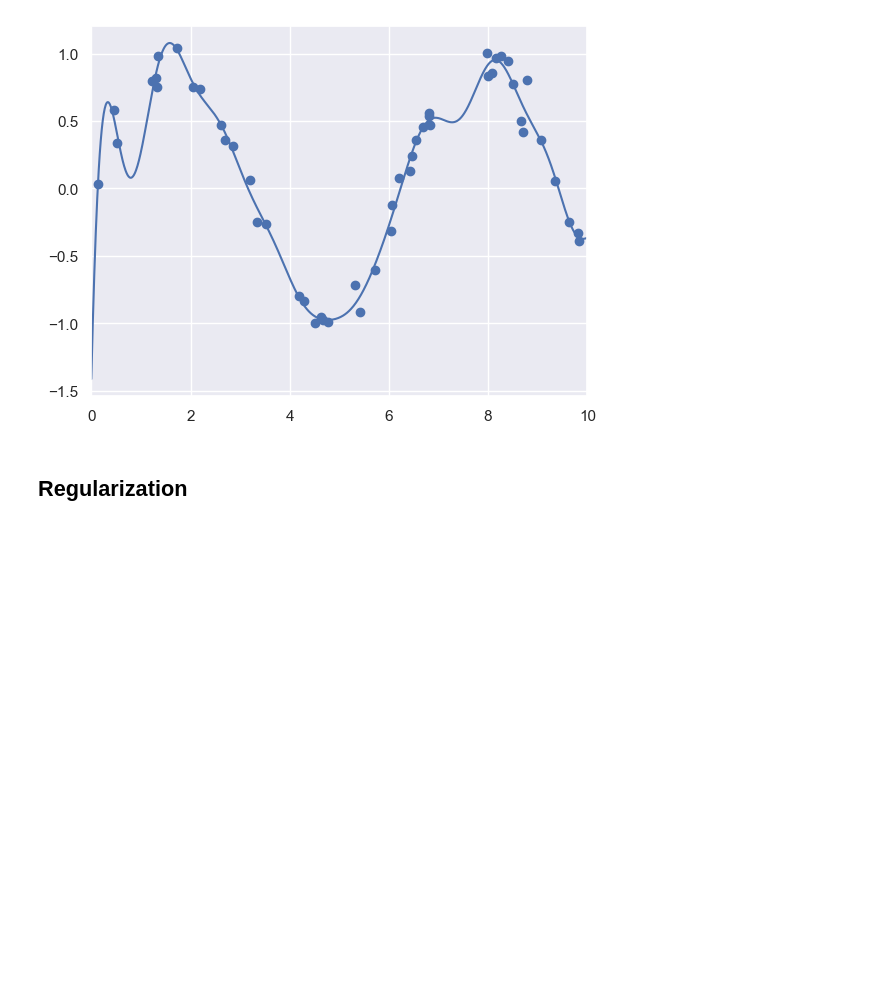
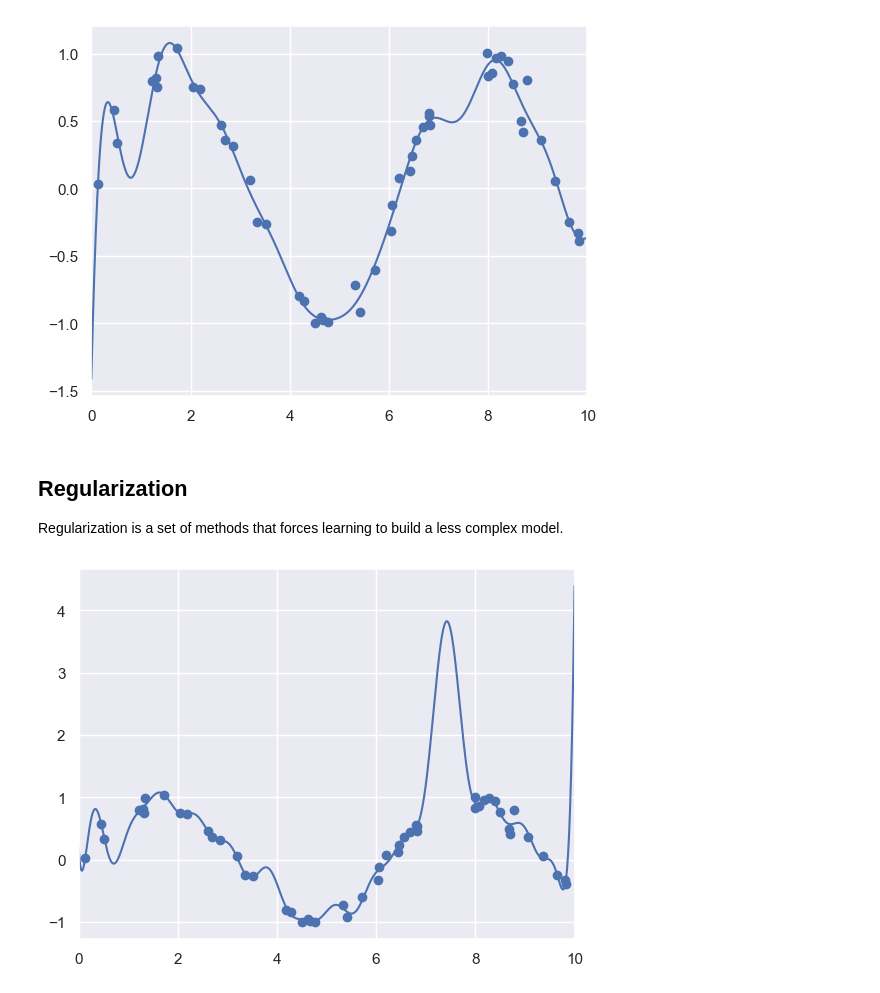
Before and after one commit to svd-jelo/IBM-Data-Science-Specialization, a Jupyter notebook: Course-9_Machine-Learning/notebooks/NB4_Linear-Regression.ipynb, the cells around one changed output. Cells and saved outputs as stored; diff of their text form; code cells hidden in the pictures; blank space fills up the shorter version.

Commit message:
Add notes on regularization

```diff
--- a/Course-9_Machine-Learning/notebooks/NB4_Linear-Regression.ipynb
+++ b/Course-9_Machine-Learning/notebooks/NB4_Linear-Regression.ipynb
@@ -178,7 +178,7 @@ class GaussianFeatures(BaseEstimator, TransformerMixin):
 # %%
 model = Pipeline([
     ('features', GaussianFeatures(20)),
-    ('fit', LinearRegression())
+    ('fit', LinearRegression(fit_intercept=True))
 ])
 
 yfit = model.fit(x[:,np.newaxis], y).predict(xfit[:,np.newaxis])
@@ -190,3 +190,16 @@ plt.xlim(0, 10);
 [figure]
 # %% [markdown]
 ## Regularization
+
+Regularization is a set of methods that forces learning to build a less complex model.
+# %%
+#x,y,xfit as defined earlier
+X = x[:,np.newaxis]
+Xfit = xfit[:,np.newaxis]
+yfit = model.set_params(features__N=30).fit(X,y).predict(Xfit)
+
+plt.scatter(x,y)
+plt.plot(xfit,yfit)
+plt.xlim(0,10);
+# %% [output]
+[figure, added]
```
Also changed, not shown: parts of 12 cells of this notebook.
